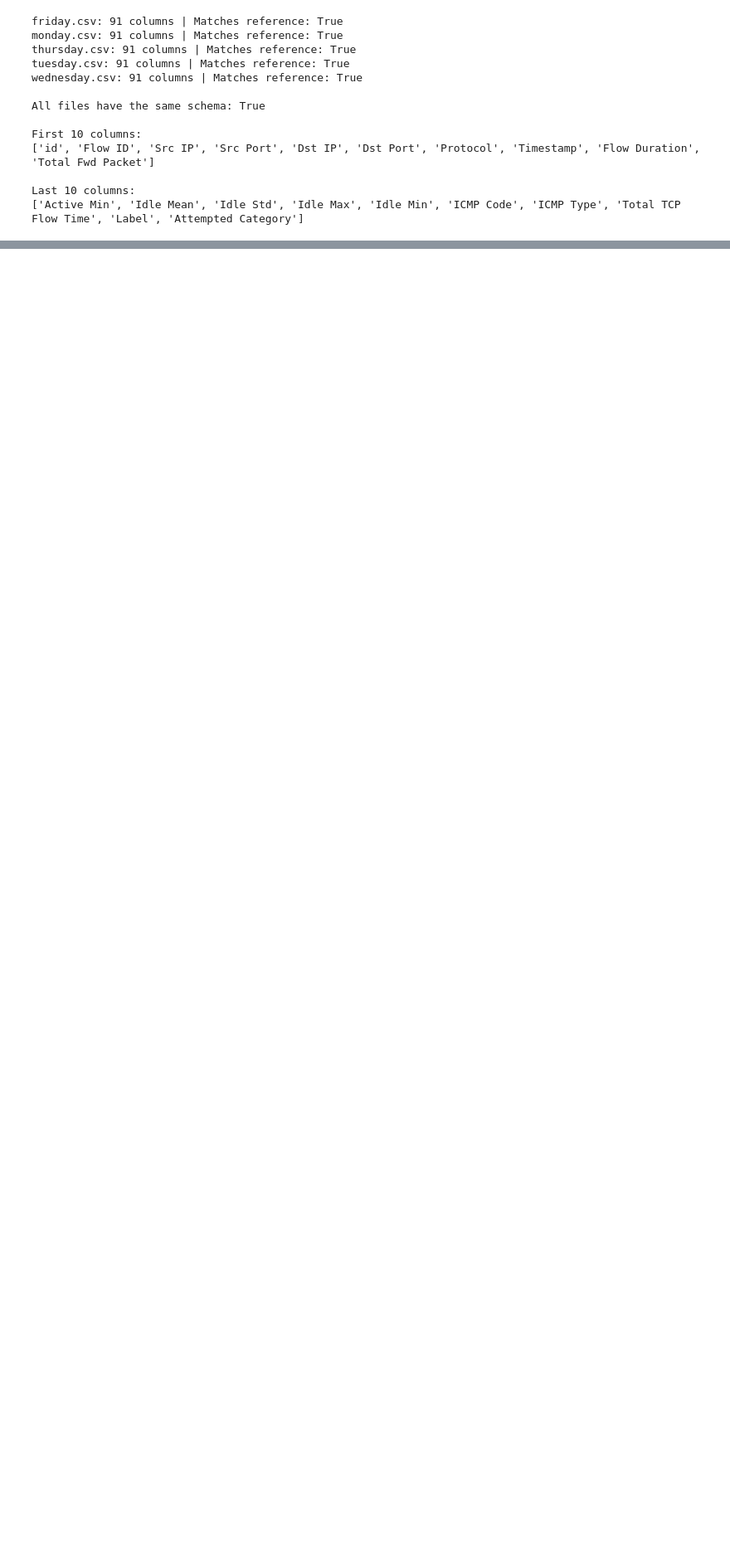
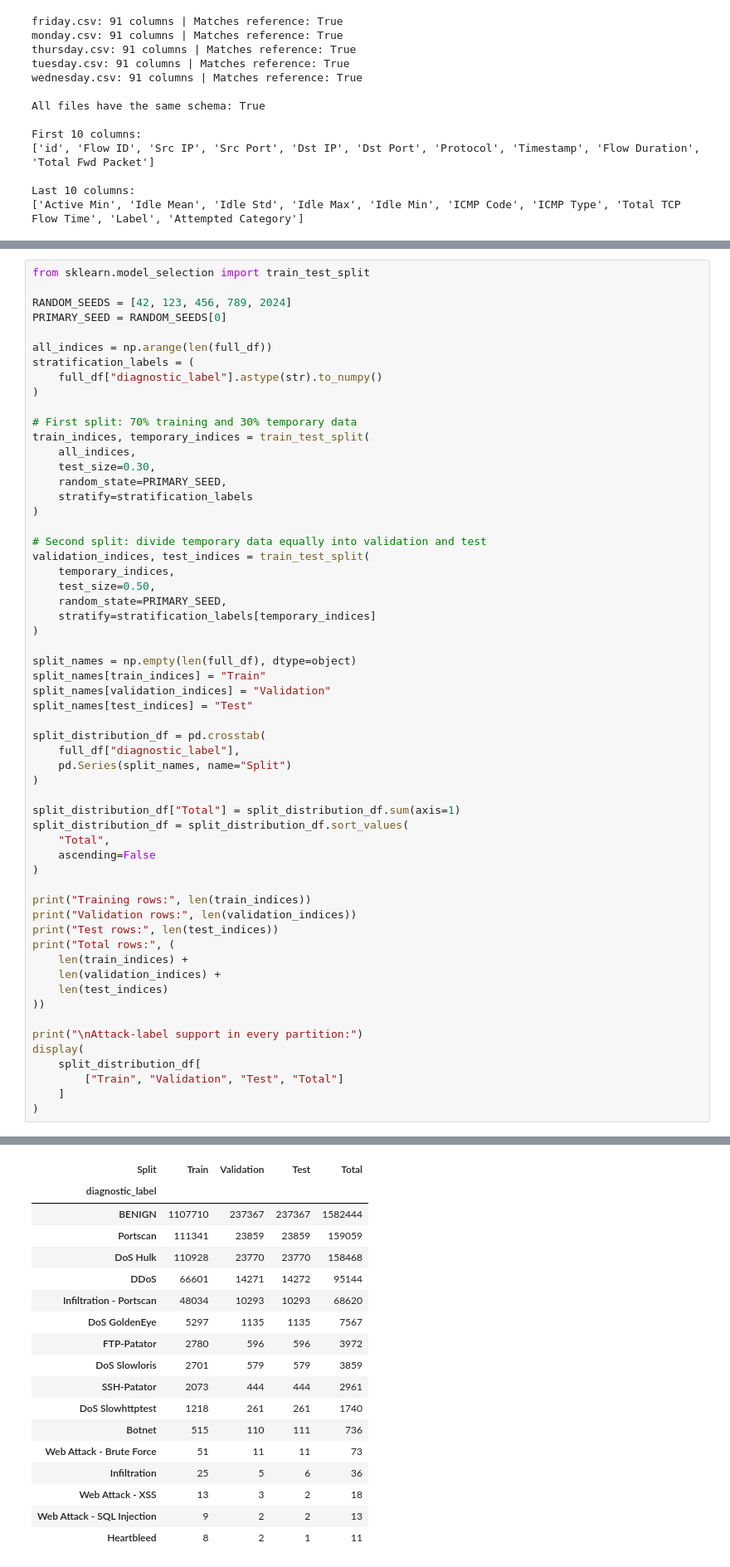
Before and after one commit to CharalampiaKal/cicids2017-progressive-feature-reduction, a Jupyter notebook: notebooks/01_data_audit_and_cleaning.ipynb, the cells around one changed output, grey strips where cells are left out. Shown at 83% size. Saved outputs shown, nothing was run; the diff lists cells and outputs as text; blank space fills up the shorter version.

Commit message:
Add data quality audit duplicate removal and stratified split

```diff
--- a/notebooks/01_data_audit_and_cleaning.ipynb
+++ b/notebooks/01_data_audit_and_cleaning.ipynb
@@ -200,0 +502,59 @@ Class distribution after attempted flows are treated as benign:
+# %%
+from sklearn.model_selection import train_test_split
+
+RANDOM_SEEDS = [42, 123, 456, 789, 2024]
+PRIMARY_SEED = RANDOM_SEEDS[0]
+
+all_indices = np.arange(len(full_df))
+stratification_labels = (
+    full_df["diagnostic_label"].astype(str).to_numpy()
+)
+
+# First split: 70% training and 30% temporary data
+train_indices, temporary_indices = train_test_split(
+    all_indices,
+    test_size=0.30,
+    random_state=PRIMARY_SEED,
+    stratify=stratification_labels
+)
+
+# Second split: divide temporary data equally into validation and test
+validation_indices, test_indices = train_test_split(
+    temporary_indices,
+    test_size=0.50,
+    random_state=PRIMARY_SEED,
+    stratify=stratification_labels[temporary_indices]
+)
+
+split_names = np.empty(len(full_df), dtype=object)
+split_names[train_indices] = "Train"
+split_names[validation_indices] = "Validation"
+split_names[test_indices] = "Test"
+
+split_distribution_df = pd.crosstab(
+    full_df["diagnostic_label"],
+    pd.Series(split_names, name="Split")
+)
+
+split_distribution_df["Total"] = split_distribution_df.sum(axis=1)
+split_distribution_df = split_distribution_df.sort_values(
+    "Total",
+    ascending=False
+)
+
+print("Training rows:", len(train_indices))
+print("Validation rows:", len(validation_indices))
+print("Test rows:", len(test_indices))
+print("Total rows:", (
+    len(train_indices) +
+    len(validation_indices) +
+    len(test_indices)
+))
+
+print("\nAttack-label support in every partition:")
+display(
+    split_distribution_df[
+        ["Train", "Validation", "Test", "Total"]
+    ]
+)
+# %% [output]
@@ -200,0 +567,18 @@ Class distribution after attempted flows are treated as benign:
+| Split | Train | Validation | Test | Total |
+| diagnostic_label |  |  |  |  |
+| BENIGN | 1107710 | 237367 | 237367 | 1582444 |
+| Portscan | 111341 | 23859 | 23859 | 159059 |
+| DoS Hulk | 110928 | 23770 | 23770 | 158468 |
+| DDoS | 66601 | 14271 | 14272 | 95144 |
+| Infiltration - Portscan | 48034 | 10293 | 10293 | 68620 |
+| DoS GoldenEye | 5297 | 1135 | 1135 | 7567 |
+| FTP-Patator | 2780 | 596 | 596 | 3972 |
+| DoS Slowloris | 2701 | 579 | 579 | 3859 |
+| SSH-Patator | 2073 | 444 | 444 | 2961 |
+| DoS Slowhttptest | 1218 | 261 | 261 | 1740 |
+| Botnet | 515 | 110 | 111 | 736 |
+| Web Attack - Brute Force | 51 | 11 | 11 | 73 |
+| Infiltration | 25 | 5 | 6 | 36 |
+| Web Attack - XSS | 13 | 3 | 2 | 18 |
+| Web Attack - SQL Injection | 9 | 2 | 2 | 13 |
+| Heartbleed | 8 | 2 | 1 | 11 |
```
Also changed, not shown: parts of 9 cells of this notebook.
